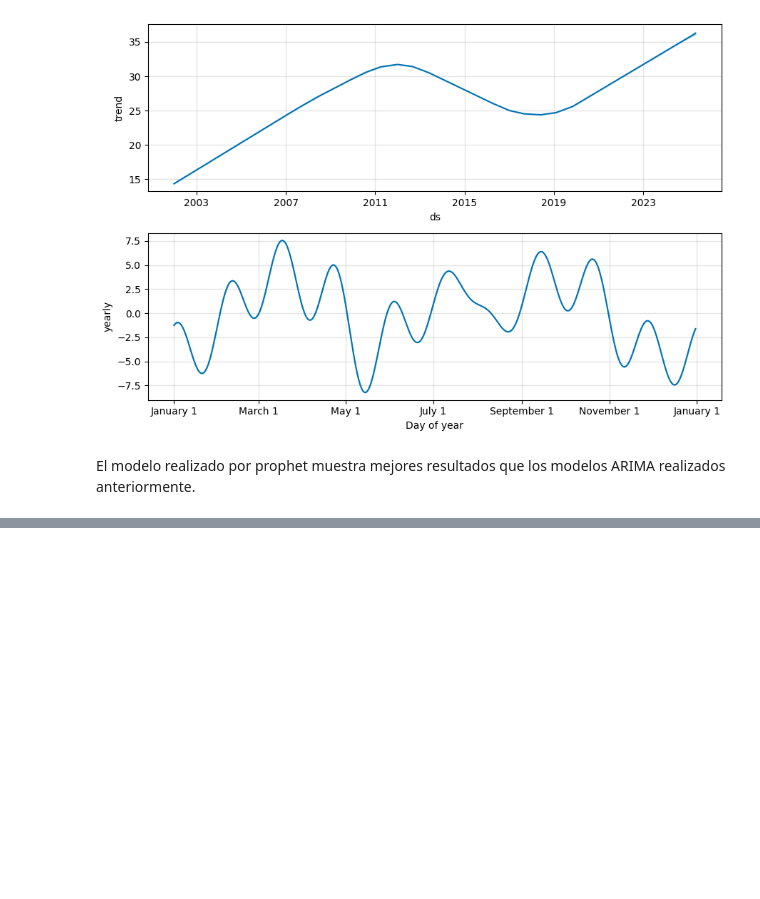
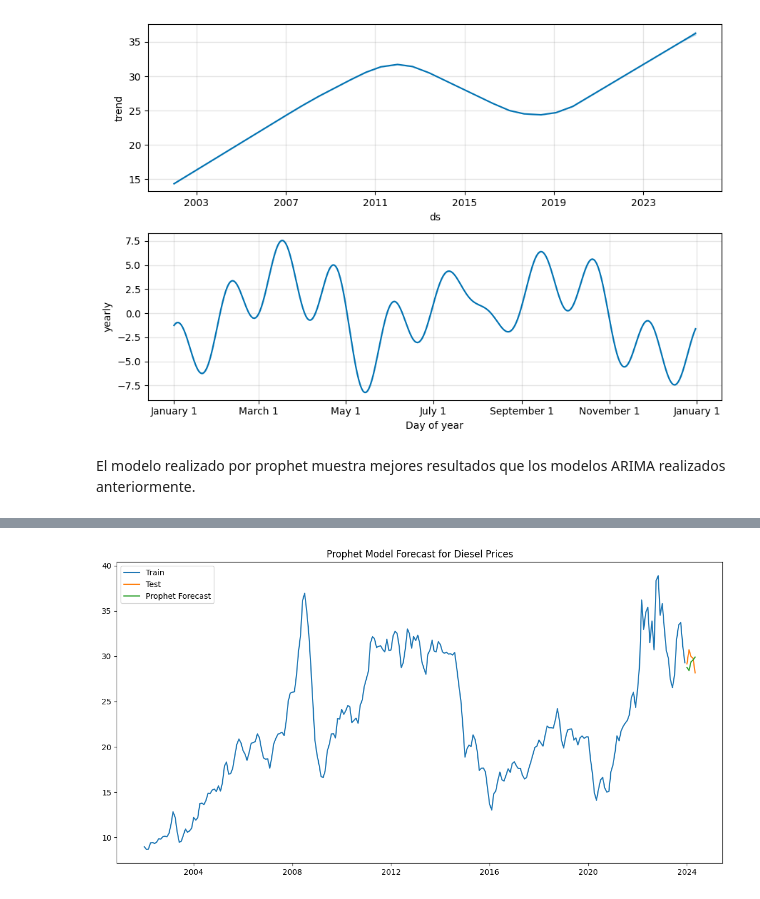
Before and after one commit to FranzCastillo/GUA-Gasoline-Analysis, a Jupyter notebook: modeling.ipynb, the cells around one changed output, grey strips where cells are left out. Drawn from its saved outputs; the diff is of its cells as text; code cells hidden in the pictures; blank space fills up the shorter version.

Commit message:
2024 forecast

```diff
--- a/modeling.ipynb
+++ b/modeling.ipynb
@@ -875,0 +878,18 @@ El modelo realizado por prophet muestra mejores resultados que los modelos ARIMA
+# %%
+from sklearn.metrics import mean_absolute_error, mean_squared_error
+
+train_diesel = df_prophet_diesel[df_prophet_diesel['ds'] < '2024-01-01']
+test_diesel = df_prophet_diesel[df_prophet_diesel['ds'] >= '2024-01-01']
+
+model_prophet_diesel = Prophet()
+model_prophet_diesel.fit(train_diesel)
+
+future = model_prophet_diesel.make_future_dataframe(periods=len(test_diesel), freq='MS')
+forecast_prophet = model_prophet_diesel.predict(future)
+
+forecast_prophet_test = forecast_prophet.iloc[-len(test_diesel):]['yhat']
+
+mae_prophet_diesel = mean_absolute_error(test_diesel['y'], forecast_prophet_test)
+rmse_prophet_diesel = np.sqrt(mean_squared_error(test_diesel['y'], forecast_prophet_test))
+
+print(f"Prophet MAE: {mae_prophet_diesel}, RMSE: {rmse_prophet_diesel}")
@@ -875,0 +900,10 @@ El modelo realizado por prophet muestra mejores resultados que los modelos ARIMA
+# %%
+plt.figure(figsize=(14, 7))
+plt.plot(train_diesel['ds'], train_diesel['y'], label='Train')
+plt.plot(test_diesel['ds'], test_diesel['y'], label='Test')
+plt.plot(test_diesel['ds'], forecast_prophet_test, label='Prophet Forecast')
+plt.legend()
+plt.title('Prophet Model Forecast for Diesel Prices')
+plt.show()
+# %% [output]
+[figure, added]
```
Also changed, not shown: parts of 7 cells of this notebook.
